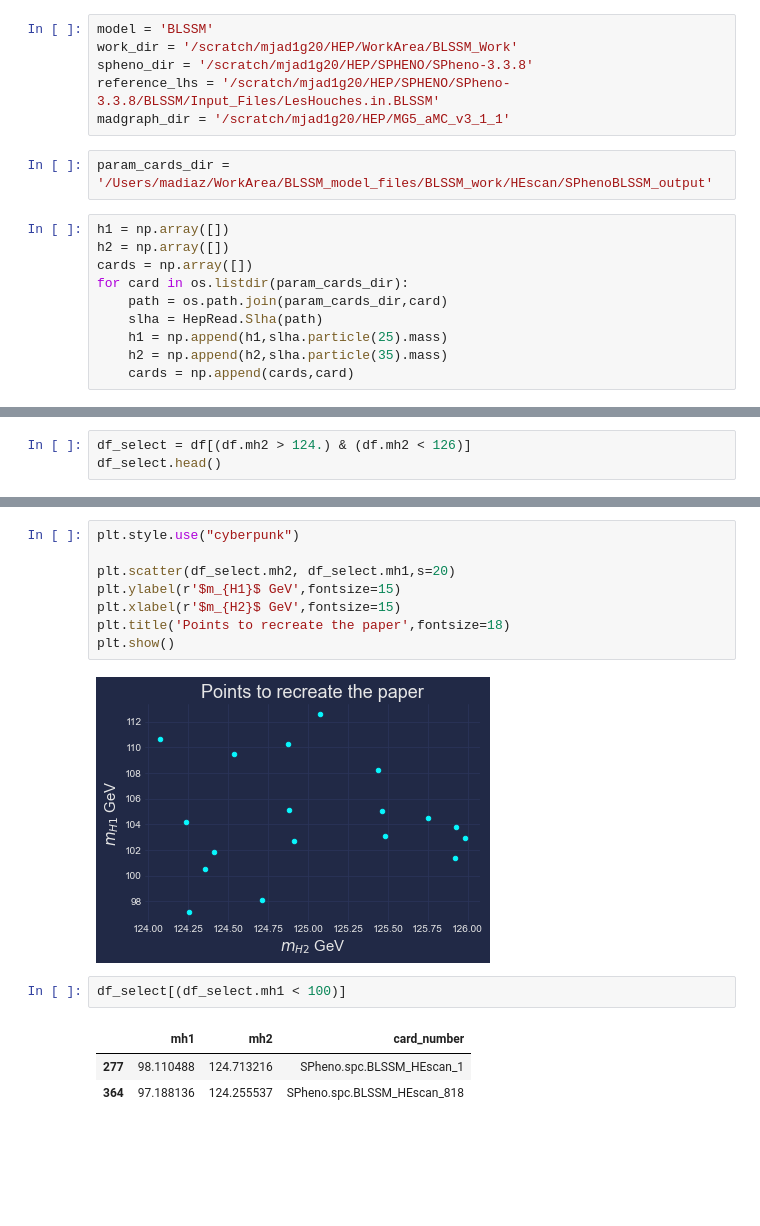
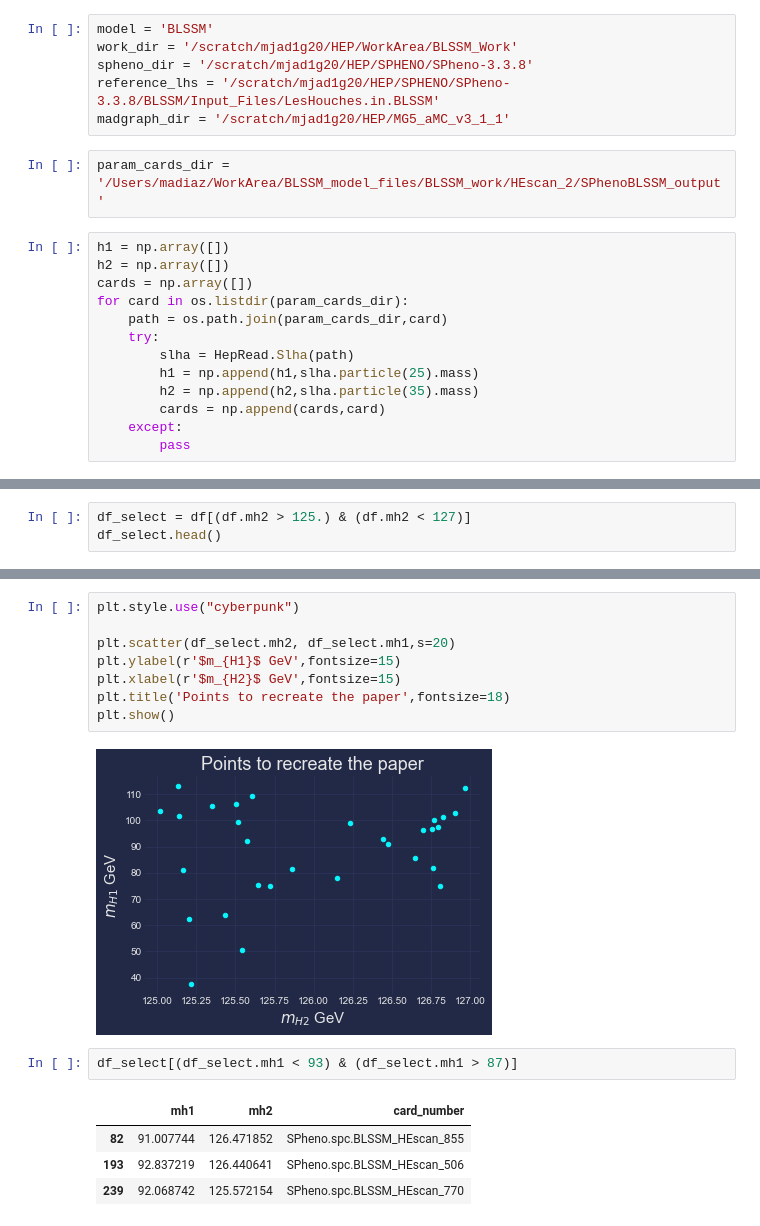
Before and after one commit to mjadiaz/BL-SSM, a Jupyter notebook: HepAid/BLSSM_analysis.ipynb, the cells around one changed output, grey strips where cells are left out. Drawn from its saved outputs; the diff is of its cells as text; blank space fills up the shorter version.

```diff
--- a/HepAid/BLSSM_analysis.ipynb
+++ b/HepAid/BLSSM_analysis.ipynb
@@ -15,17 +15,20 @@ spheno_dir = '/scratch/mjad1g20/HEP/SPHENO/SPheno-3.3.8'
 reference_lhs = '/scratch/mjad1g20/HEP/SPHENO/SPheno-3.3.8/BLSSM/Input_Files/LesHouches.in.BLSSM'
 madgraph_dir = '/scratch/mjad1g20/HEP/MG5_aMC_v3_1_1'
 # %%
-param_cards_dir = '/Users/madiaz/WorkArea/BLSSM_model_files/BLSSM_work/HEscan/SPhenoBLSSM_output'
+param_cards_dir = '/Users/madiaz/WorkArea/BLSSM_model_files/BLSSM_work/HEscan_2/SPhenoBLSSM_output'
 # %%
 h1 = np.array([])
 h2 = np.array([])
 cards = np.array([])
 for card in os.listdir(param_cards_dir):
     path = os.path.join(param_cards_dir,card)
-    slha = HepRead.Slha(path)
-    h1 = np.append(h1,slha.particle(25).mass)
-    h2 = np.append(h2,slha.particle(35).mass)
-    cards = np.append(cards,card)
+    try:
+        slha = HepRead.Slha(path)
+        h1 = np.append(h1,slha.particle(25).mass)
+        h2 = np.append(h2,slha.particle(35).mass)
+        cards = np.append(cards,card)
+    except:
+        pass
 # %%
 df = pd.DataFrame(dict(mh1 = h1, mh2 = h2, card_number=cards))
 df.head()
@@ -49,5 +52,5 @@ plt.show()
 # %%
-df_select = df[(df.mh2 > 124.) & (df.mh2 < 126)]
+df_select = df[(df.mh2 > 125.) & (df.mh2 < 127)]
 df_select.head()
 # %% [output]
 |  | mh1 | mh2 | card_number |
@@ -65,11 +68,12 @@ plt.xlabel(r'$m_{H2}$ GeV',fontsize=15)
 plt.title('Points to recreate the paper',fontsize=18)
 plt.show()
 # %% [output]
-[figure, old version]
+[figure, new version]
 # %%
-df_select[(df_select.mh1 < 100)]
+df_select[(df_select.mh1 < 93) & (df_select.mh1 > 87)]
 # %% [output]
 |  | mh1 | mh2 | card_number |
-| 277 | 98.110488 | 124.713216 | SPheno.spc.BLSSM_HEscan_1 |
-| 364 | 97.188136 | 124.255537 | SPheno.spc.BLSSM_HEscan_818 |
+| 82 | 91.007744 | 126.471852 | SPheno.spc.BLSSM_HEscan_855 |
+| 193 | 92.837219 | 126.440641 | SPheno.spc.BLSSM_HEscan_506 |
+| 239 | 92.068742 | 125.572154 | SPheno.spc.BLSSM_HEscan_770 |
 # %%
```
Also changed, not shown: parts of 4 cells of this notebook.
